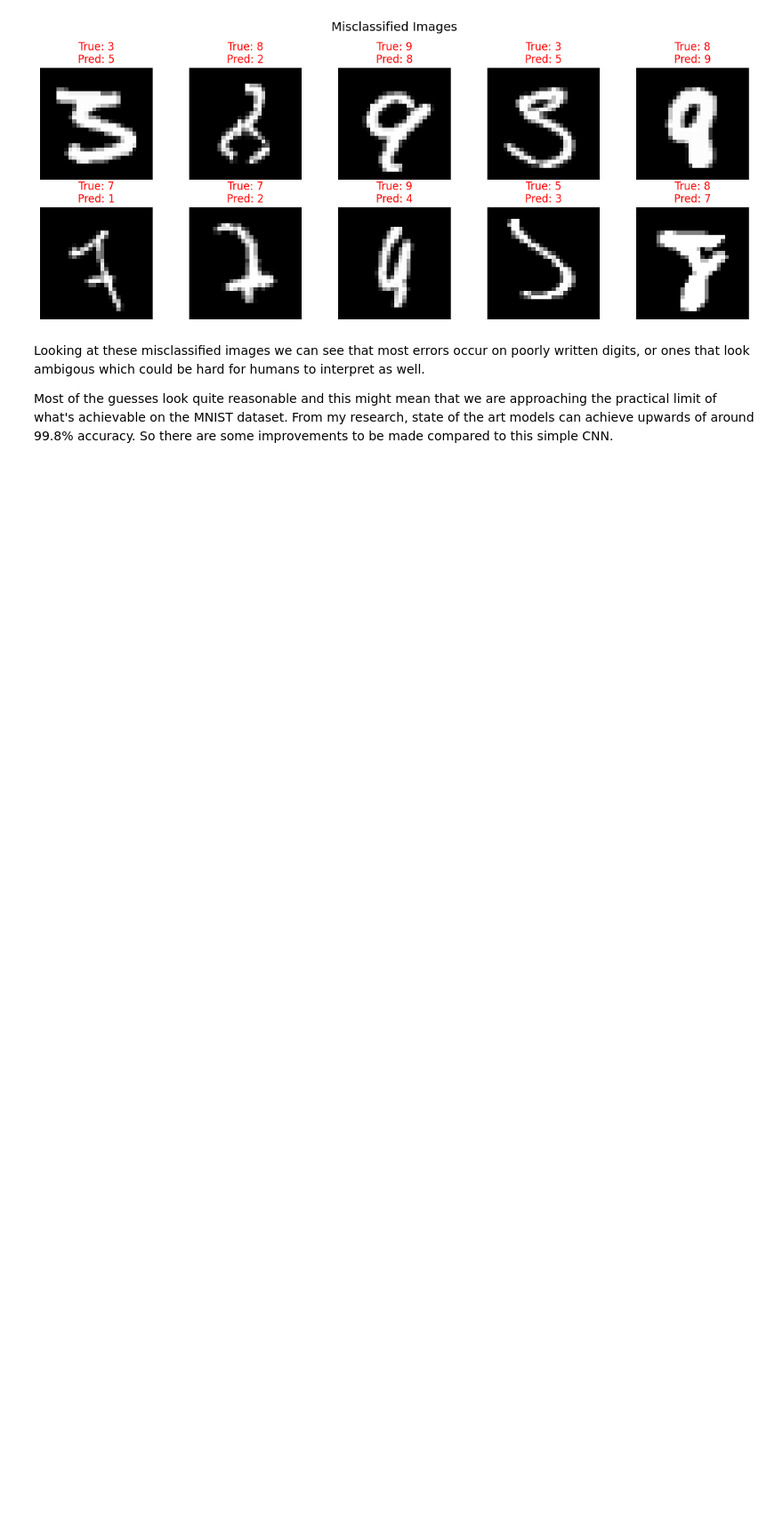
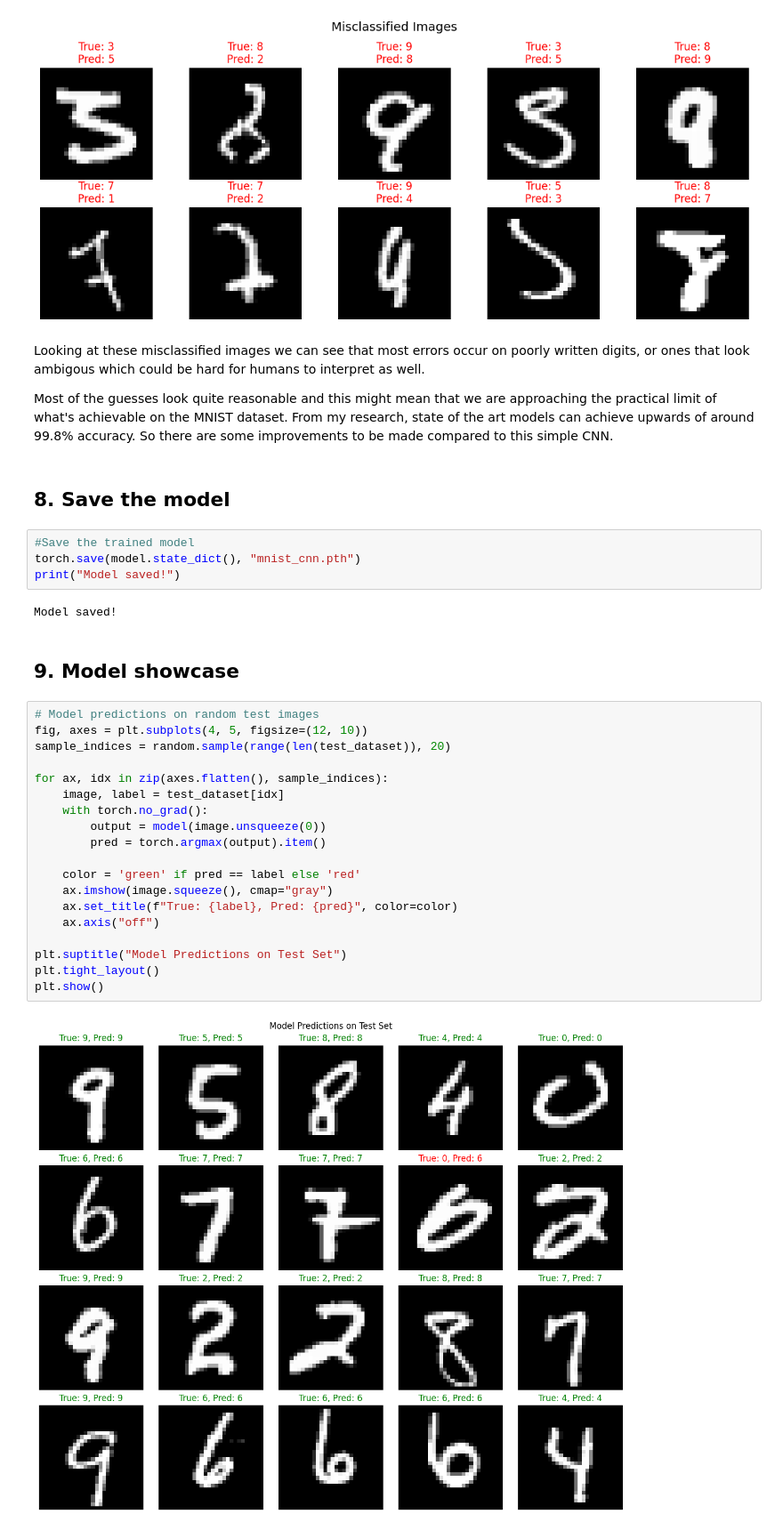
Before and after one commit to sam478/mnist-cnn, a Jupyter notebook: notebooks/cnn_mnist_pipeline.ipynb, the cells around one changed output. Shown at 89% size. Saved outputs shown, nothing was run; the diff lists cells and outputs as text; blank space fills up the shorter version.

```diff
--- a/notebooks/cnn_mnist_pipeline.ipynb
+++ b/notebooks/cnn_mnist_pipeline.ipynb
@@ -474,3 +476,34 @@ plt.show()
 Looking at these misclassified images we can see that most errors occur on poorly written digits, or ones that look ambigous which could be hard for humans to interpret as well.
 
 Most of the guesses look quite reasonable and this might mean that we are approaching the practical limit of what's achievable on the MNIST dataset. From my research, state of the art models can achieve upwards of around 99.8% accuracy. So there are some improvements to be made compared to this simple CNN.
+# %% [markdown]
+## 8. Save the model
+# %%
+#Save the trained model
+torch.save(model.state_dict(), "mnist_cnn.pth")
+print("Model saved!")
+# %% [output]
+Model saved!
+# %% [markdown]
+## 9. Model showcase
+# %%
+# Model predictions on random test images
+fig, axes = plt.subplots(4, 5, figsize=(12, 10))
+sample_indices = random.sample(range(len(test_dataset)), 20)
+
+for ax, idx in zip(axes.flatten(), sample_indices):
+    image, label = test_dataset[idx]
+    with torch.no_grad():
+        output = model(image.unsqueeze(0))
+        pred = torch.argmax(output).item()
+
+    color = 'green' if pred == label else 'red'
+    ax.imshow(image.squeeze(), cmap="gray")
+    ax.set_title(f"True: {label}, Pred: {pred}", color=color)
+    ax.axis("off")
+
+plt.suptitle("Model Predictions on Test Set")
+plt.tight_layout()
+plt.show()
+# %% [output]
+[figure, added]
```
Also changed, not shown: parts of 3 cells of this notebook.
